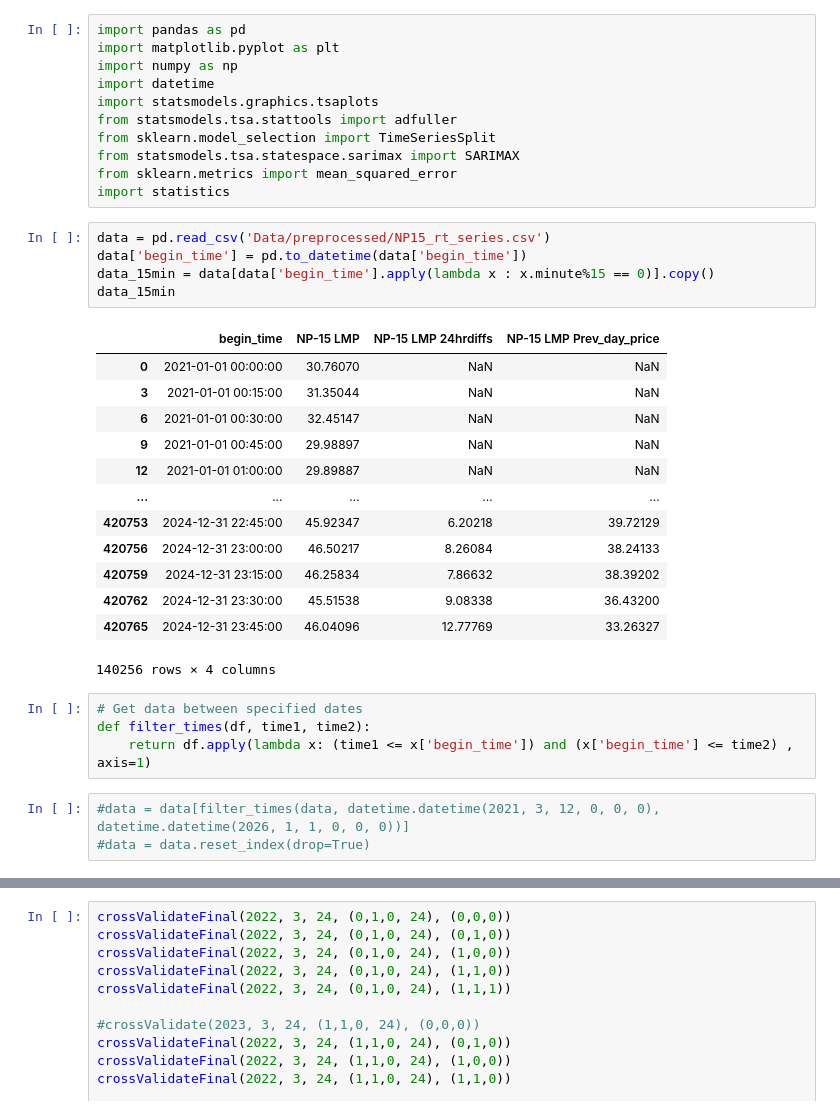
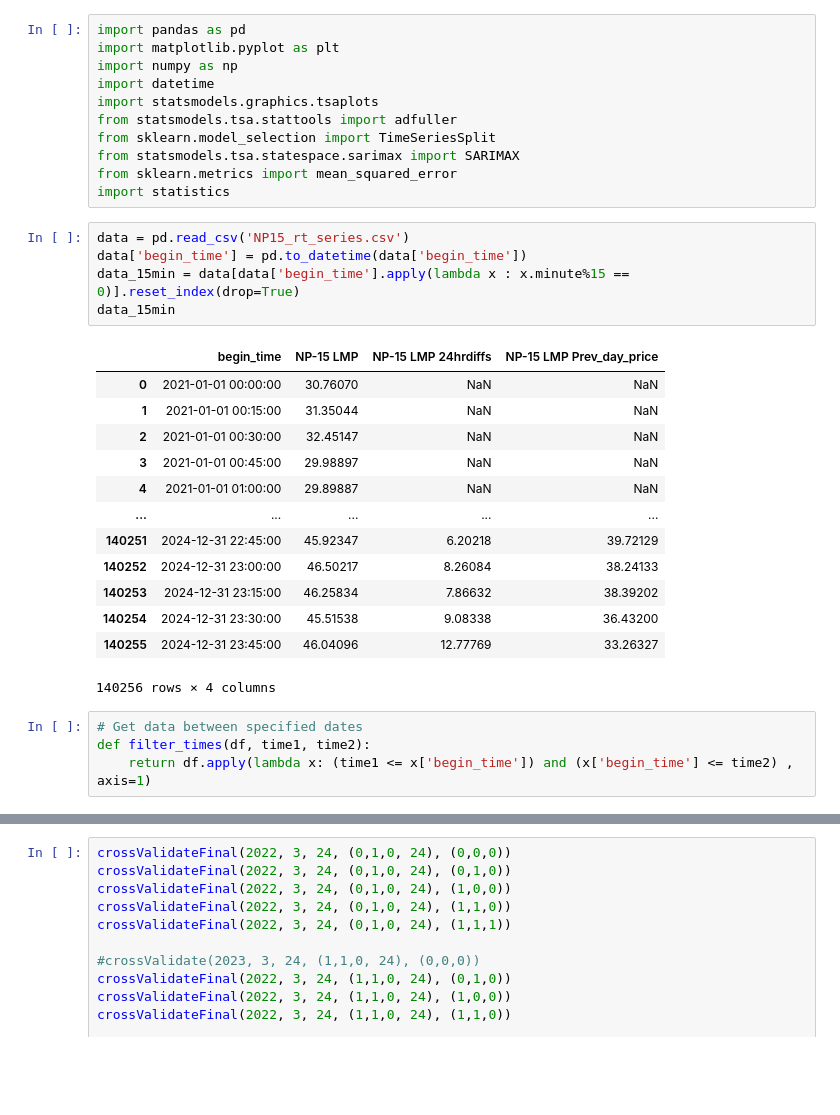
Before and after one commit to shabarishch/PowerPrices, a Jupyter notebook: modeling_realtime.ipynb, the cells around one changed output, grey strips where cells are left out. Saved outputs shown, nothing was run; the diff lists cells and outputs as text; blank space fills up the shorter version.

```diff
--- a/modeling_realtime.ipynb
+++ b/modeling_realtime.ipynb
@@ -10,31 +10,28 @@ from statsmodels.tsa.statespace.sarimax import SARIMAX
 from sklearn.metrics import mean_squared_error
 import statistics
 # %%
-data = pd.read_csv('Data/preprocessed/NP15_rt_series.csv')
+data = pd.read_csv('NP15_rt_series.csv')
 data['begin_time'] = pd.to_datetime(data['begin_time'])
-data_15min = data[data['begin_time'].apply(lambda x : x.minute%15 == 0)].copy()
+data_15min = data[data['begin_time'].apply(lambda x : x.minute%15 == 0)].reset_index(drop=True)
 data_15min
 # %% [output]
 |  | begin_time | NP-15 LMP | NP-15 LMP 24hrdiffs | NP-15 LMP Prev_day_price |
 | 0 | 2021-01-01 00:00:00 | 30.76070 | NaN | NaN |
-| 3 | 2021-01-01 00:15:00 | 31.35044 | NaN | NaN |
-| 6 | 2021-01-01 00:30:00 | 32.45147 | NaN | NaN |
-| 9 | 2021-01-01 00:45:00 | 29.98897 | NaN | NaN |
-| 12 | 2021-01-01 01:00:00 | 29.89887 | NaN | NaN |
+| 1 | 2021-01-01 00:15:00 | 31.35044 | NaN | NaN |
+| 2 | 2021-01-01 00:30:00 | 32.45147 | NaN | NaN |
+| 3 | 2021-01-01 00:45:00 | 29.98897 | NaN | NaN |
+| 4 | 2021-01-01 01:00:00 | 29.89887 | NaN | NaN |
 | ... | ... | ... | ... | ... |
-| 420753 | 2024-12-31 22:45:00 | 45.92347 | 6.20218 | 39.72129 |
-| 420756 | 2024-12-31 23:00:00 | 46.50217 | 8.26084 | 38.24133 |
-| 420759 | 2024-12-31 23:15:00 | 46.25834 | 7.86632 | 38.39202 |
-| 420762 | 2024-12-31 23:30:00 | 45.51538 | 9.08338 | 36.43200 |
-| 420765 | 2024-12-31 23:45:00 | 46.04096 | 12.77769 | 33.26327 |
+| 140251 | 2024-12-31 22:45:00 | 45.92347 | 6.20218 | 39.72129 |
+| 140252 | 2024-12-31 23:00:00 | 46.50217 | 8.26084 | 38.24133 |
+| 140253 | 2024-12-31 23:15:00 | 46.25834 | 7.86632 | 38.39202 |
+| 140254 | 2024-12-31 23:30:00 | 45.51538 | 9.08338 | 36.43200 |
+| 140255 | 2024-12-31 23:45:00 | 46.04096 | 12.77769 | 33.26327 |
 140256 rows × 4 columns
 # %%
 # Get data between specified dates
 def filter_times(df, time1, time2):
     return df.apply(lambda x: (time1 <= x['begin_time']) and (x['begin_time'] <= time2) , axis=1)
-# %%
-#data = data[filter_times(data, datetime.datetime(2021, 3, 12, 0, 0, 0), datetime.datetime(2026, 1, 1, 0, 0, 0))]
-#data = data.reset_index(drop=True)
 # %%
 data_train=data_15min.iloc[:112204]
 data_train
```
Also changed, not shown: parts of 6 cells of this notebook.
